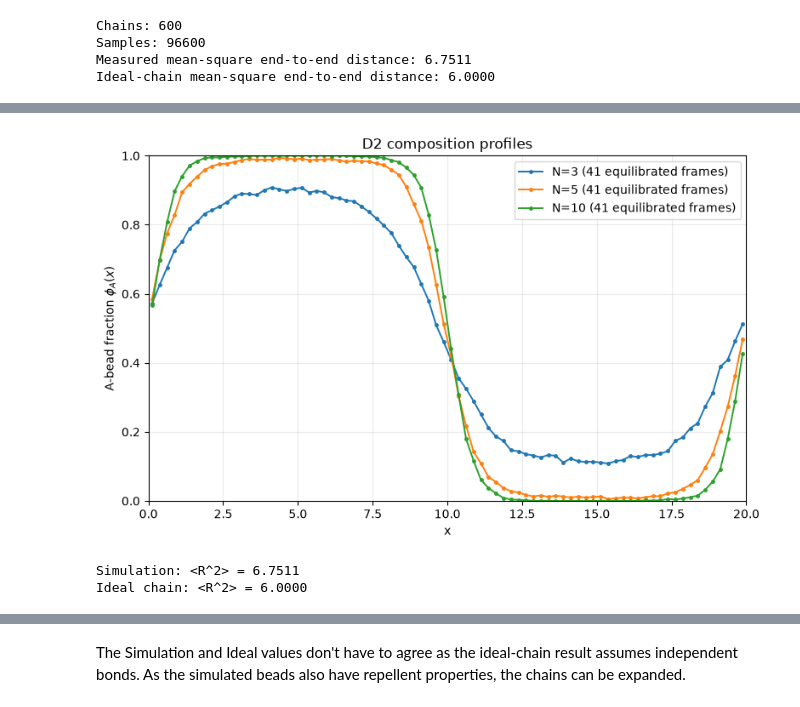
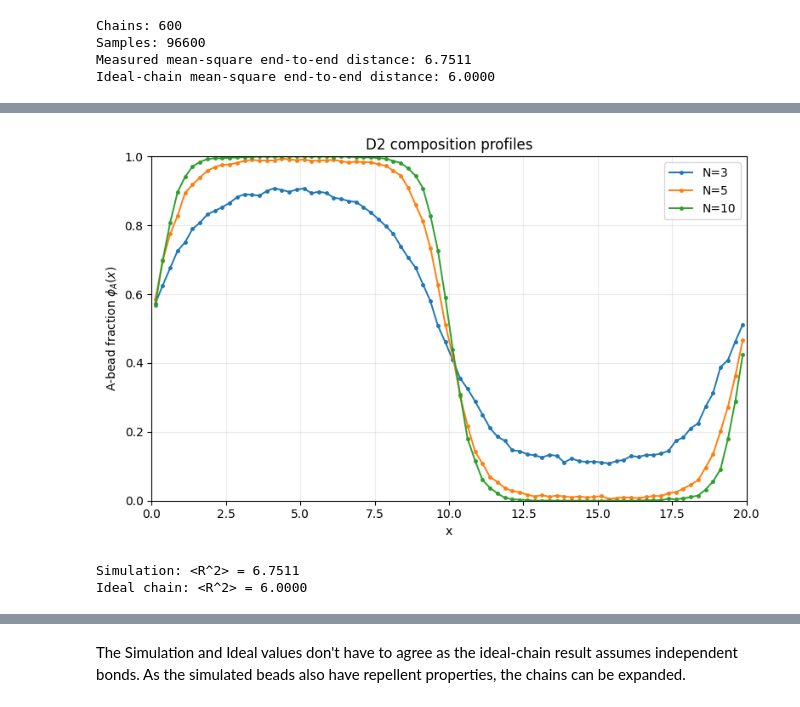
Before and after one commit to datomic117/Particle_based_simulations, a Jupyter notebook: Assignment_3/A3.ipynb, the cells around one changed output, grey strips where cells are left out. Saved outputs shown, nothing was run; the diff lists cells and outputs as text; code cells hidden in the pictures.

```diff
--- a/Assignment_3/A3.ipynb
+++ b/Assignment_3/A3.ipynb
@@ -525,7 +528,7 @@ def load_energy_file(path, dt):
 runs = {}
 filename_pattern = re.compile(r"^B1_(\d+)\.csv$", re.IGNORECASE)
 
-for path in sorted(DATA_DIR.glob("B1_*.csv")):
+for path in sorted(DATA_DIR.glob("B1_*")):
     match = filename_pattern.match(path.name)
     if not match:
         continue
@@ -1155,7 +1158,10 @@ import numpy as np, pandas as pd, matplotlib.pyplot as plt
 
 RUNS = {0: "C4_a25", 10: "C3_a35", 12: "C2_a37", 14: "C3_a39", 18: "C3_a43", 22: "C3_a47"}
 LX, NBLOCK, SKIP = 20.0, 8, 0.2
-EQ36 = None     # Groot-Warren Eq. (36): sigma_s as a function of Delta a (in kT/r_c^2); fill in from the paper
+def EQ36(delta_a, rho=3.0):
+    """Groot-Warren Eq. (36): sigma = 0.75 rho kT r_c chi^0.26 [1 - 2.36/chi]^1.5, with chi = 0.286 Delta a (rho = 3)."""
+    chi = 0.286 * delta_a
+    return 0.75 * rho * chi ** 0.26 * (1 - 2.36 / chi) ** 1.5
 
 rows = []
 for da, run in RUNS.items():
@@ -1172,15 +1178,17 @@ display(tab.round(4))
 
 fig, ax = plt.subplots(figsize=(6.5, 4.5))
 ax.errorbar(tab.delta_a, tab.sigma_s, tab.err_blocks, fmt="o-", capsize=3, label="this work (block error)")
+ds = np.linspace(8.5, 23, 60)
+ax.plot(ds, [EQ36(d) for d in ds], "k--", label="Groot-Warren Eq. (36)")
 ax.axhline(0, color="k", lw=0.8)
 ax.set(xlabel="$\\Delta a$", ylabel="$\\sigma_s\\ [k_BT/r_c^2]$", title="C4: surface tension")
 ax.grid(alpha=0.3); ax.legend(); plt.tight_layout(); plt.show()
 
 ctrl = tab[tab.delta_a == 0].iloc[0]
 print(f"control: sigma_s = {ctrl.sigma_s:.4f} +- {ctrl.err_blocks:.4f}  (zero within {abs(ctrl.sigma_s)/ctrl.err_blocks:.1f} sigma)")
-if EQ36 is not None:
-    for _, r in tab[tab.delta_a > 0].iterrows():
-        print(f"Delta a = {r.delta_a:.0f}: measured/Eq.(36) = {r.sigma_s / EQ36(r.delta_a):.2f}")
+tab["sigma_eq36"] = [EQ36(d) if d > 0 else 0.0 for d in tab.delta_a]
+tab["measured/Eq.36"] = tab.sigma_s / tab.sigma_eq36.where(tab.sigma_eq36 > 0)
+display(tab[["delta_a", "sigma_s", "err_blocks", "sigma_eq36", "measured/Eq.36"]].round(3))
 # %% [output]
 |  | delta_a | a_AB | sigma_s | err_blocks | err_naive | P_iso |
 | 0 | 0 | 25 | 0.0088 | 0.0174 | 0.0147 | 23.7329 |
@@ -1372,13 +1392,12 @@ def read_composition_profile(pdb_path):
 profiles = {}
 
 for n, pdb_path in PDB_FILES.items():
-    if not pdb_path.is_file():
-        raise FileNotFoundError(
-            f"Missing {pdb_path}. Run the D2 simulation for N={n} "
-            "and save its PDB trajectory there."
-        )
-
-    profiles[n] = read_composition_profile(pdb_path)
+    if pdb_path.is_file():
+        profiles[n] = read_composition_profile(pdb_path)
+    else:
+        # The trajectory files are not handed in: use the profiles saved by an earlier run of this cell.
+        saved = np.genfromtxt(DATA_DIR / f"D2_N{n}_composition.csv", delimiter=",", names=True)
+        profiles[n] = (saved["x"], saved["rho_A"], saved["rho_B"], saved["phi_A"], None)
 
 
 # The D2 requirement is one composition-profile figure with all three N values.
@@ -1391,7 +1410,7 @@ for n, (x, rho_a, rho_b, phi_a, frames_used) in profiles.items():
         marker="o",
         markersize=2.5,
         linewidth=1.4,
-        label=f"N={n} ({frames_used} equilibrated frames)",
+        label=f"N={n}" + (f" ({frames_used} equilibrated frames)" if frames_used else ""),
     )
 
 ax.set(
@@ -1405,36 +1424,38 @@ ax.grid(alpha=0.25)
 ax.legend()
 fig.tight_layout()
 
-figure_path = DATA_DIR / "D2_composition_profiles.png"
+figure_path = Path("data/D2_composition_profiles.png")
 fig.savefig(figure_path, dpi=200)
 plt.show()
 
 
 # Save the numerical profiles as CSVs as well.
 for n, (x, rho_a, rho_b, phi_a, _) in profiles.items():
+    if not PDB_FILES[n].is_file():
+        continue
     output_path = DATA_DIR / f"D2_N{n}_composition.csv"
 
     with output_path.open("w", newline="", encoding="utf-8") as output_file:
         writer = csv.writer(output_file)
         writer.writerow(["x", "rho_A", "rho_B", "phi_A"])
         writer.writerows(zip(x, rho_a, rho_b, phi_a))
 
 
 import csv
 from pathlib import Path
 
 N, kT, C = 5, 1.0, 2.0
 
 with Path("data/D1_chain_size.csv").open(newline="") as file:
     result = next(csv.DictReader(file))
 
 measured = float(result["mean_square_end_to_end"])
 ideal = 3 * (N - 1) * kT / C
 
 print(f"Simulation: <R^2> = {measured:.4f}")
 print(f"Ideal chain: <R^2> = {ideal:.4f}")
 # %% [output]
-[figure, old version]
+[figure, new version]
 Simulation: <R^2> = 6.7511
 Ideal chain: <R^2> = 6.0000
 # %% [markdown]
```
Also changed, not shown: parts of 17 cells of this notebook, 38 other files.
